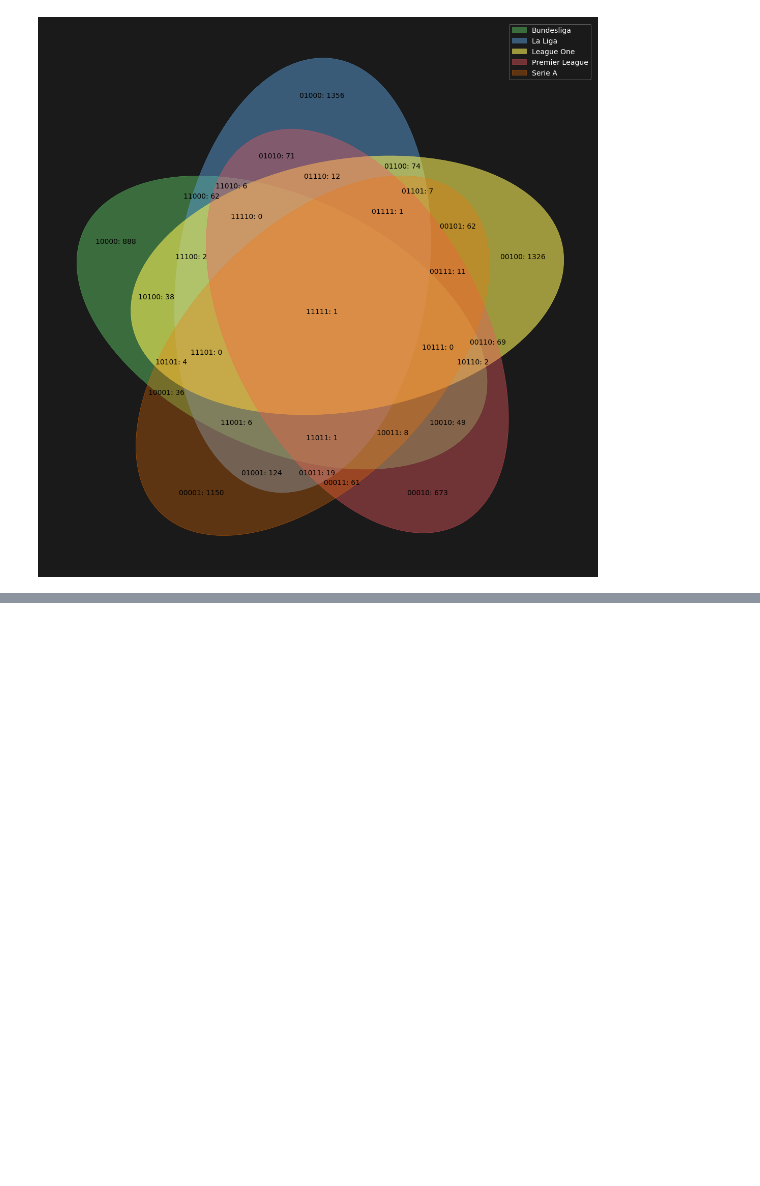
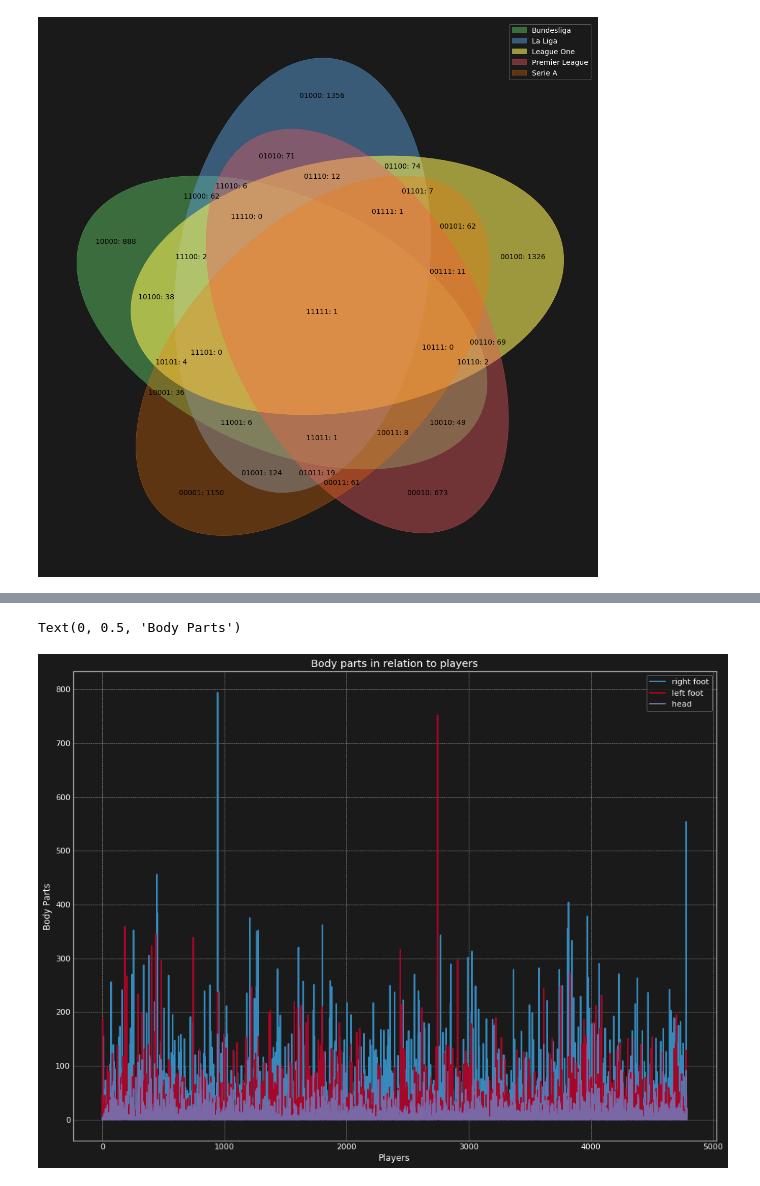
Before and after one commit to knaggita/Football-Dataset-Analysis, a Jupyter notebook: Football_Dataset_Analysis-v1.ipynb, the cells around one changed output, grey strips where cells are left out. Cells and saved outputs as stored; diff of their text form; code cells hidden in the pictures; blank space fills up the shorter version.

```diff
--- a/Football_Dataset_Analysis-v1.ipynb
+++ b/Football_Dataset_Analysis-v1.ipynb
@@ -725,0 +505,7 @@ metrics.balanced_accuracy_score(expected, predicted)
+# %%
+ax = all_players_body_parts.plot(figsize = [16,12], title = 'Body parts in relation to players')
+ax.set_xlabel('Players', size =12)
+ax.set_ylabel('Body Parts', size =12)
+# %% [output]
+Text(0, 0.5, 'Body Parts')
+[figure, added]
```
Also changed, not shown: parts of 71 cells of this notebook.
